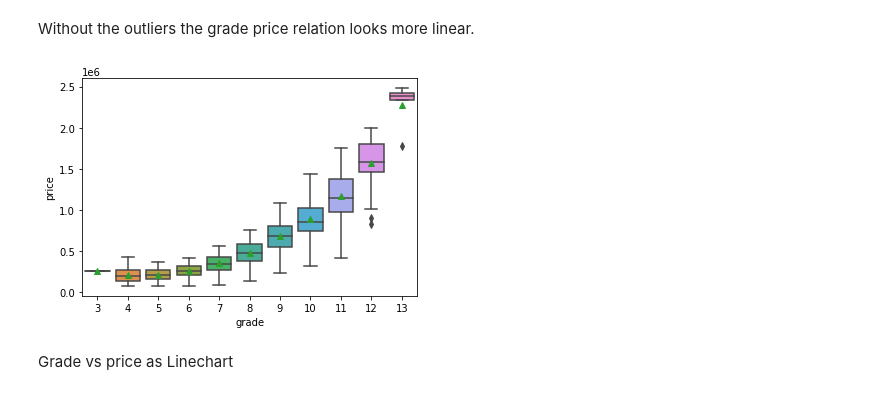
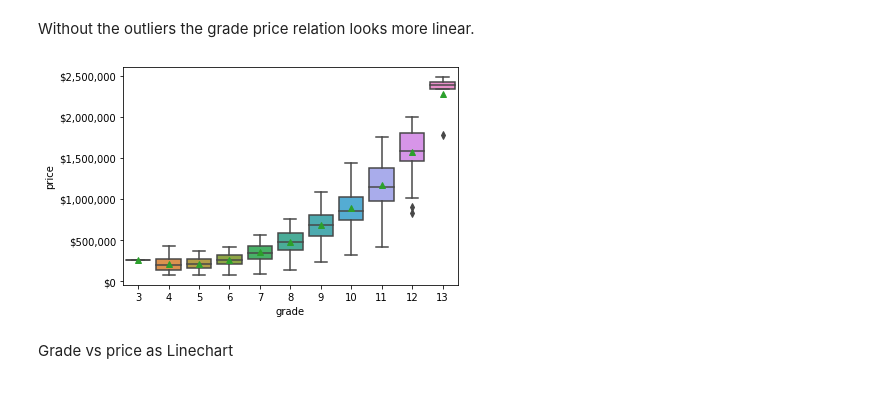
Before and after one commit to christine-berlin/house_price_predictions, a Jupyter notebook: notebooks/EDA.ipynb, the cells around one changed output. Drawn from its saved outputs; the diff is of its cells as text; code cells hidden in the pictures.

```diff
--- a/notebooks/EDA.ipynb
+++ b/notebooks/EDA.ipynb
@@ -300,9 +308,12 @@ for i in range(5, 13):
 Without the outliers the grade price relation looks more linear.
 # %%
 # grade vs price
+axw = plt.subplot()
+axw.yaxis.set_major_formatter(mpl.ticker.StrMethodFormatter('${x:,.0f}'))
+plt.ylabel('Price')
 sns.boxplot(x='grade', y = 'price', data=df_king_county_cut, showmeans = True);
 # %% [output]
-[figure, old version]
+[figure, new version]
 # %% [markdown]
 Grade vs price as Linechart
 # %%
```
Also changed, not shown: parts of 24 cells of this notebook.
